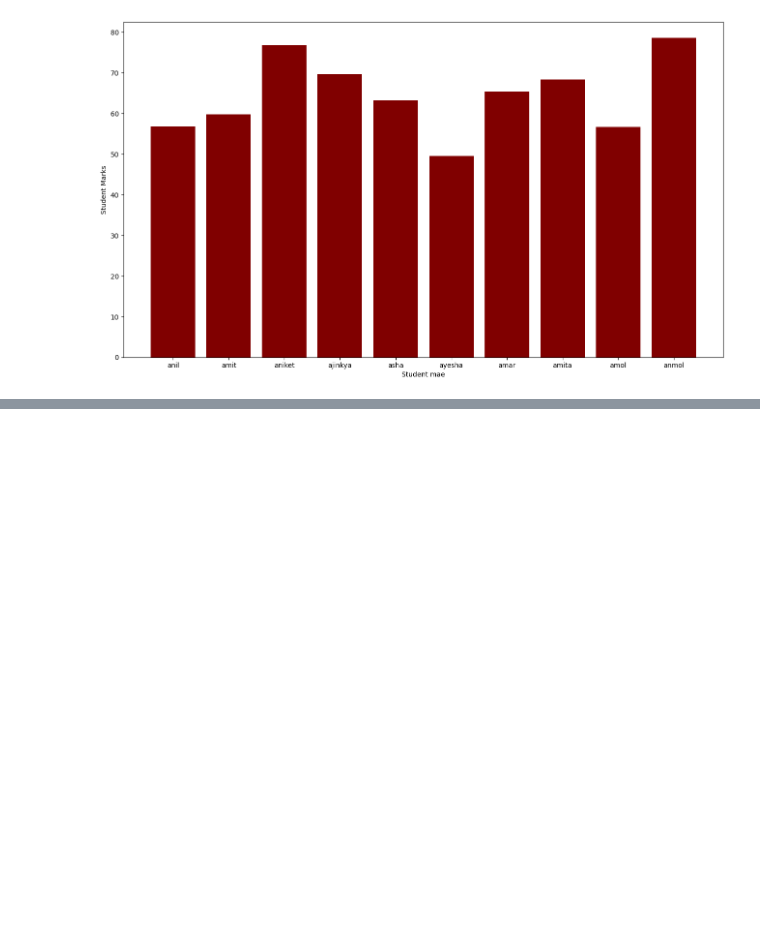
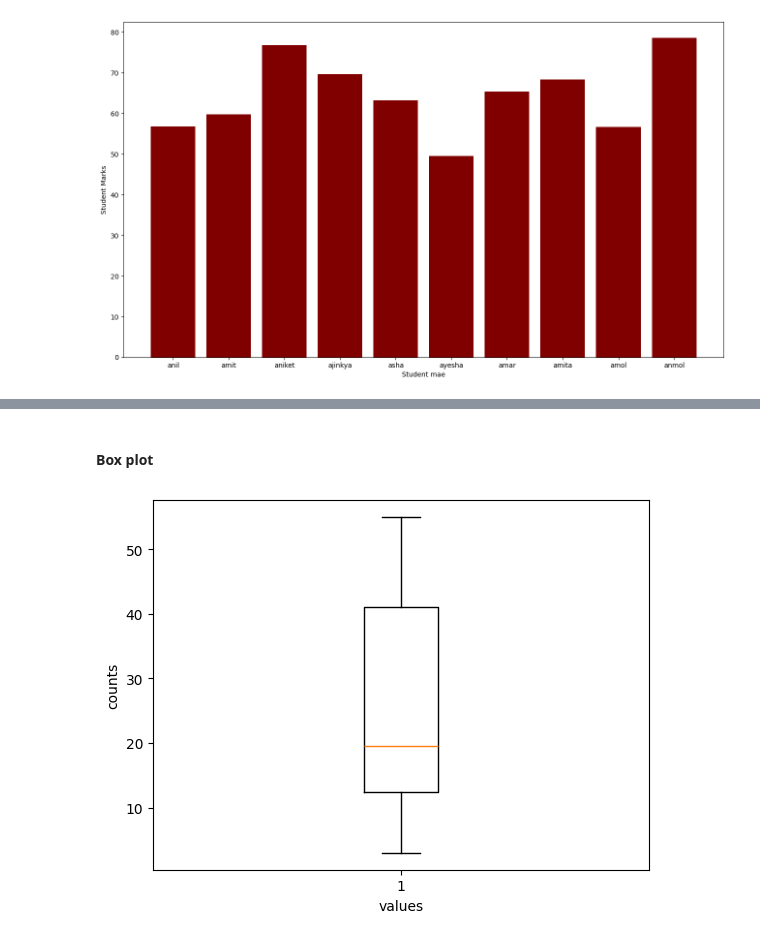
Before and after one commit to Bhargav080803/Value-Added-Program, a Jupyter notebook: matplotlib/matplotlib.ipynb, the cells around one changed output, grey strips where cells are left out. Saved outputs shown, nothing was run; the diff lists cells and outputs as text; code cells hidden in the pictures; blank space fills up the shorter version.

```diff
--- a/matplotlib/matplotlib.ipynb
+++ b/matplotlib/matplotlib.ipynb
@@ -117,0 +148,9 @@ plt.bar(df['name'],df['marks'],color='maroon')
+# %% [markdown]
+#### Box plot
+# %%
+
+plt.xlabel('values')
+plt.ylabel('counts')
+plt.boxplot(x);
+# %% [output]
+[figure, added]
```
Also changed, not shown: parts of 8 cells of this notebook, 1 other file.
